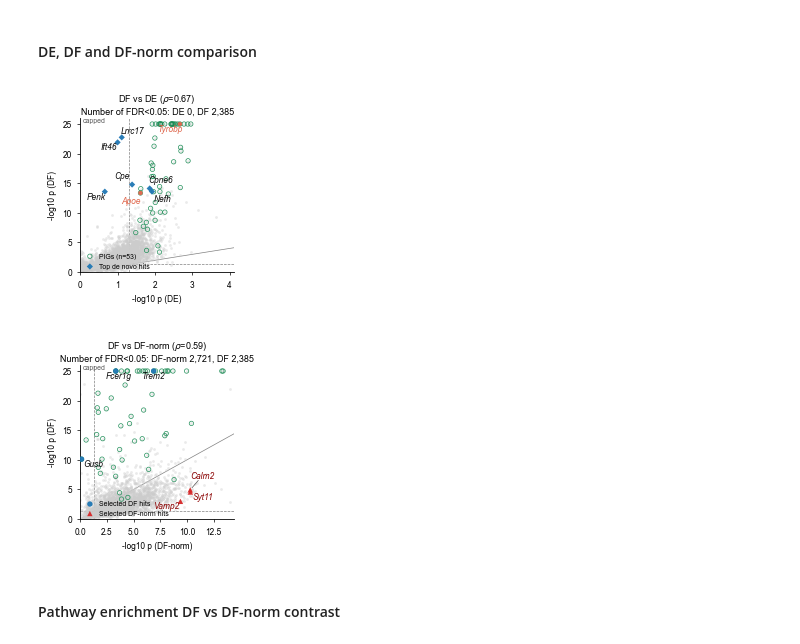
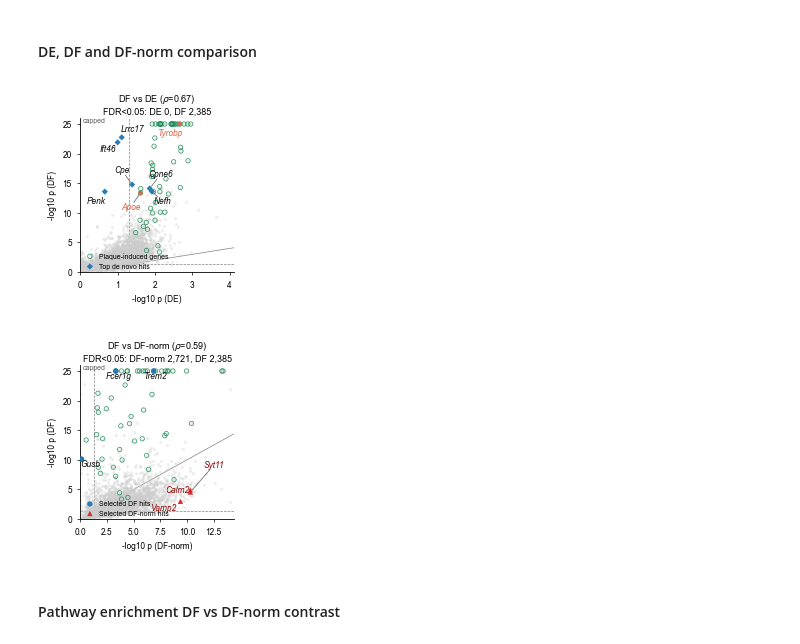
Before and after one commit to JiayuSuPKU/sonic-paper, a Jupyter notebook: scripts/comparator_benchmark/visualization.ipynb, the cells around one changed output. Cells and saved outputs as stored; diff of their text form; code cells hidden in the pictures.

```diff
--- a/scripts/comparator_benchmark/visualization.ipynb
+++ b/scripts/comparator_benchmark/visualization.ipynb
@@ -241,7 +256,7 @@ ad_real = next(s for s in ad_sets if s.null_type == "real")
 # Compute radial-binned per-(gene, sample) spectra
 ad_cmp, ad_paths = fit_all_samples(ad_samples, ad_genes, "radial")
 
-for panel, genes in GENE_STORIES.items():
+for panel, genes in AD_PIG_GENE_STORIES.items():
     tested = set(ad_genes)
     missing = [g for g, _ in genes if g not in tested]
     if missing:
@@ -744,35 +721,14 @@ preview_subplot_panel(plot_ad_main_gene_examples, figsize=(7, 3))
 # %% [markdown]
 #### DE, DF and DF-norm comparison
 # %%
-TEST_COLORS = {"DE": "#7f7f7f", "DF": "#1f77b4", "DF_norm": "#d62728"}
-DENOVO_DF_HITS = ["Lrrc17", "Ift46", "Cpe", "Cpne6", "Nefh", "Penk"]
-DF_NORM_PATHWAY_HITS = ["Vamp2", "Syt11", "Calm2"] # synaptic vesicle genes
-DF_PATHWAY_HITS = ["Gusb", "Trem2", "Fcer1g"] # lysosome, microglia, antigen presentation
-
-def _clip_for_scatter(values, cap):
-    """Clip plotted -log10 p-values and return a mask of clipped points."""
-    values = np.asarray(values, dtype=float)
-    if cap is None:
-        return values, np.zeros(values.shape, dtype=bool)
-    clipped = values > cap
-    return np.minimum(values, cap), clipped
-
+AD_PIG_DENOVO_DF_HITS = ["Lrrc17", "Ift46", "Cpe", "Cpne6", "Nefh", "Penk"]
+AD_PIG_DF_NORM_PATHWAY_HITS = ["Vamp2", "Syt11", "Calm2"] # synaptic vesicle genes
+AD_PIG_DF_PATHWAY_HITS = ["Gusb", "Trem2", "Fcer1g"] # lysosome, microglia, antigen presentation
 
 def _test_key_from_col(col):
     """Map p-value column names to test labels."""
     return {"P_DE": "DE", "P_DF": "DF", "P_DF_norm": "DF_norm"}[col]
 
-
-def _scatter_spearman(df, x_col, y_col):
-    """Compute Spearman correlation between two -log10 p-value columns."""
-    x = pd.to_numeric(df[x_col], errors="coerce").to_numpy(float)
-    y = pd.to_numeric(df[y_col], errors="coerce").to_numpy(float)
-    valid = np.isfinite(x) & np.isfinite(y) & (x > 0) & (y > 0)
-    if valid.sum() < 3:
-        return np.nan
-    x_score = -np.log10(np.maximum(x[valid], 1e-300))
-    y_score = -np.log10(np.maximum(y[valid], 1e-300))
-    return float(pd.Series(x_score).corr(pd.Series(y_score), method="spearman"))
 
 def _normalize_gene_groups(groups):
     """Helper function to normalize gene group specifications."""
@@ -830,8 +786,8 @@ def plot_pair_pvalue_scatter(
 ):
     """Plot pairwise -log10 p-values with grouped gene highlighting and adjusted labels."""
     # Load test results and FDR counts
-    df = _panel_real("ad_pig")
-    counts = _fdr_counts("ad_pig")
+    df = _ad_pig_real_tests()
+    counts = _ad_pig_fdr_counts()
 
     # Draw the background scatter plot
     x_raw = _neglog10(df[x_col])
@@ -918,7 +874,7 @@ def plot_pair_pvalue_scatter(
     rho = _scatter_spearman(df, x_col, y_col)
     rho_label = "$\rho$=NA" if not np.isfinite(rho) else r"($\rho$=" + f"{rho:.2f})"
     title_counts = (
-        f"Number of FDR<0.05: {TEST_DISPLAY[x_key]} {counts[x_key]:,}, "
+        f"FDR<0.05: {TEST_DISPLAY[x_key]} {counts[x_key]:,}, "
         f"{TEST_DISPLAY[y_key]} {counts[y_key]:,}"
     )
     ax.set_title(f"{title} {rho_label}\n{title_counts}", fontsize=6.5, pad=3)
@@ -943,8 +899,8 @@ def plot_pair_pvalue_scatter(
             y=text_y,
             ax=ax,
             expand=(1.1, 1.2),
-            force_text=(0.5, 0.5),
-            force_static=(0.5, 0.5),
+            force_text=(3, 3),
+            force_static=(3, 3),
             force_pull=(0.01, 0.02),
             arrowprops=dict(arrowstyle="-", lw=0.5, color="0.35", shrinkA=0, shrinkB=2),
         )
@@ -991,7 +947,7 @@ def plot_pair_pvalue_scatter(
 # %%
 gene_groups = (
     {
-        "label": "PIGs (n=53)",
+        "label": "Plaque-induced genes",
         "genes": AD_PIG_POS_CONTROLS,
         "marker": "o",
         "s": 10,
@@ -1002,7 +958,7 @@ gene_groups = (
     },
     {
         "label": "Top de novo hits",
-        "genes": DENOVO_DF_HITS,
+        "genes": AD_PIG_DENOVO_DF_HITS,
         "marker": "D",
         "s": 10,
         "facecolors": TEST_COLORS["DF"],
@@ -1039,7 +995,7 @@ plot_pair_pvalue_scatter(
 )
 plt.show()
 # %% [output]
-[figure, old version]
+[figure, new version]
 # %%
 gene_groups = (
     {
@@ -1054,42 +1010,42 @@ gene_groups = (
     },
     {
         "label": "Selected DF hits",
-        "genes": DF_PATHWAY_HITS,
+        "genes": AD_PIG_DF_PATHWAY_HITS,
         "marker": "o",
         "s": 15,
         "facecolors": TEST_COLORS["DF"],
         "edgecolors": "none",
         "linewidths": 0.0,
         "annotate": True,
     },
     {
         "label": "Selected DF-norm hits",
-        "genes": DF_NORM_PATHWAY_HITS,
+        "genes": AD_PIG_DF_NORM_PATHWAY_HITS,
         "marker": "^",
         "s": 15,
         "text_color": "darkred",
         "facecolors": TEST_COLORS["DF_norm"],
         "edgecolors": "none",
         "linewidths": 0.0,
         "annotate": True,
     },
 )
 fig, ax = plt.subplots(figsize=(2, 2))
 plot_pair_pvalue_scatter(
     ax,
     "P_DF_norm",
     "P_DF",
     "-log10 p (DF-norm)",
     "-log10 p (DF)",
     "DF vs DF-norm",
     x_cap=14,
     y_cap=25,
     gene_groups=gene_groups,
     show_legend=True,
 )
 plt.show()
 # %% [output]
-[figure, old version]
+[figure, new version]
 # %% [markdown]
 #### Pathway enrichment DF vs DF-norm contrast
 # %%
```
Also changed, not shown: parts of 79 cells of this notebook, 10 other files.
